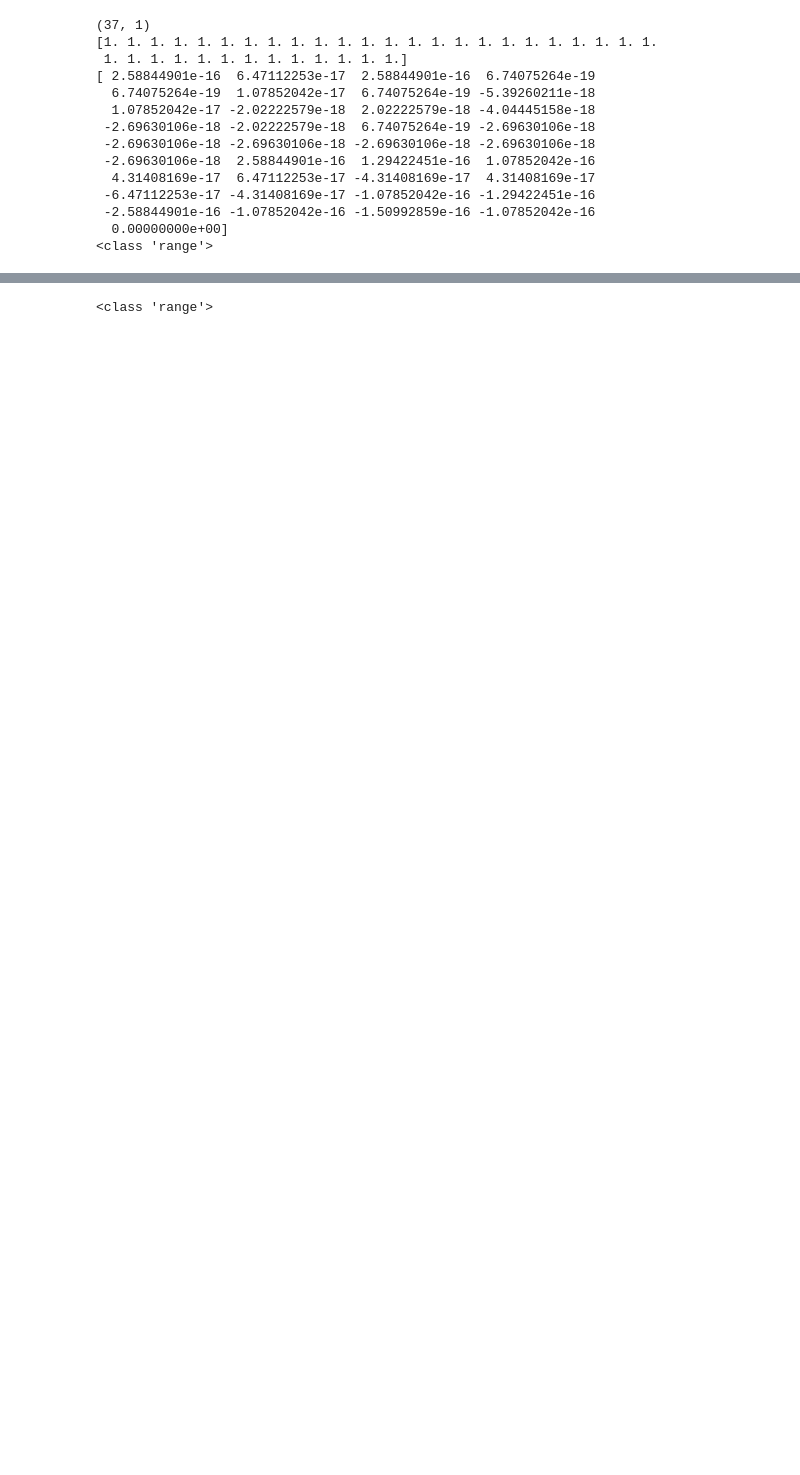
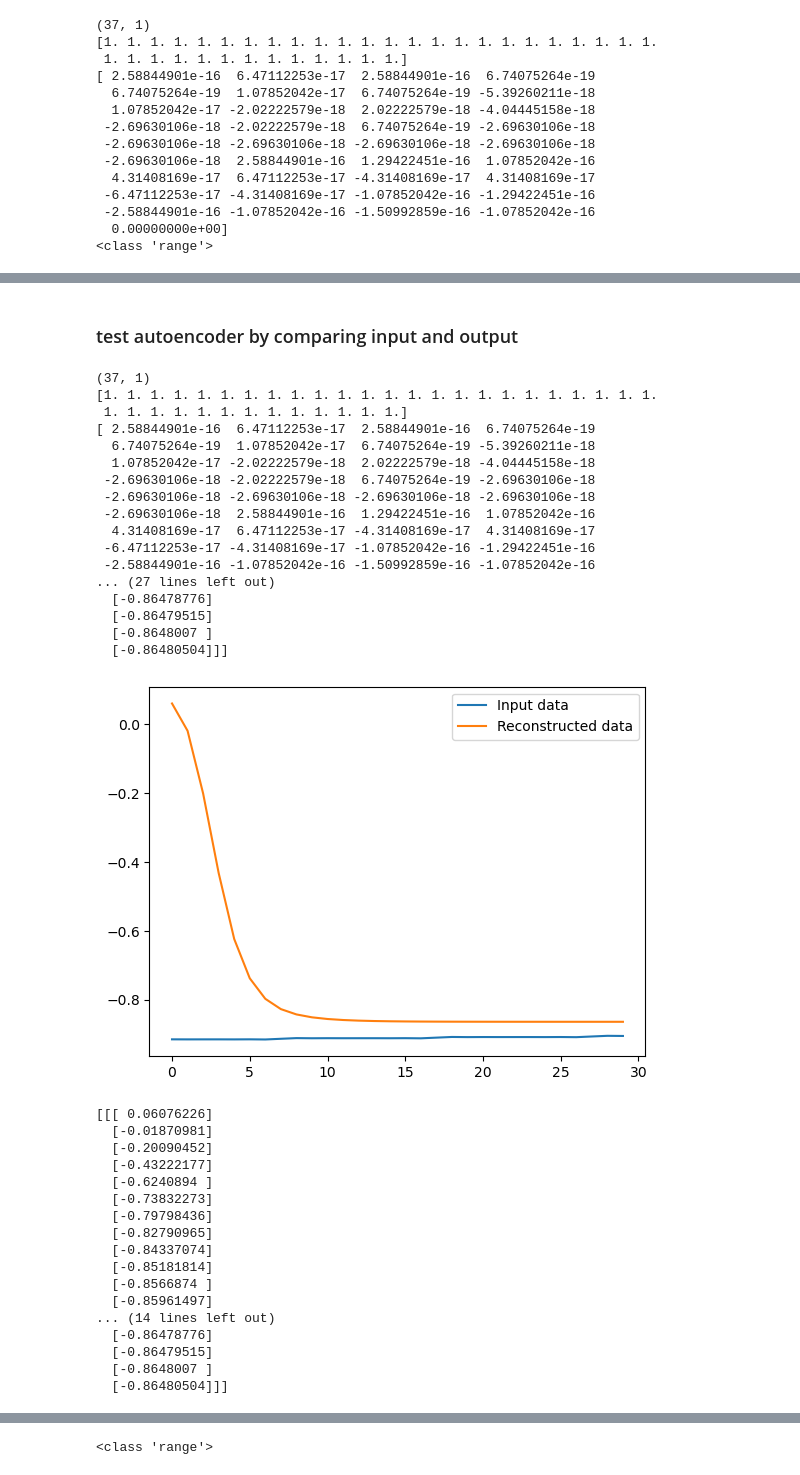
Before and after one commit to lynnha577/cell_classification, a Jupyter notebook: scripts/neuronetwork.ipynb, the cells around one changed output, grey strips where cells are left out. Saved outputs shown, nothing was run; the diff lists cells and outputs as text; code cells hidden in the pictures; blank space fills up the shorter version.

```diff
--- a/scripts/neuronetwork.ipynb
+++ b/scripts/neuronetwork.ipynb
@@ -93,0 +115,51 @@ ValueError: LSTM: Expected input to be 2D or 3D, got 1D instead
+# %% [markdown]
+### test autoencoder by comparing input and output
+# %%
+input_tensor, output_tensor = sample_batch_training_data(cell_id, sequence_length, 1, output_size)
+X_train = torch.transpose(input_tensor, 0, 1)
+X_train = torch.unsqueeze(X_train, 2)
+representation, y_prediction = model(X_train)
+print(y_prediction.detach().numpy())
+import matplotlib.pyplot as plt
+plt.plot(X_train[0,:,0], label = "Input data")
+plt.plot(y_prediction.detach().numpy()[0], label = "Reconstructed data")
+plt.legend()
+plt.show()
+
+print(y_prediction.detach().numpy())
+# %% [output]
+(37, 1)
+[1. 1. 1. 1. 1. 1. 1. 1. 1. 1. 1. 1. 1. 1. 1. 1. 1. 1. 1. 1. 1. 1. 1. 1.
+ 1. 1. 1. 1. 1. 1. 1. 1. 1. 1. 1. 1. 1.]
+[ 2.58844901e-16  6.47112253e-17  2.58844901e-16  6.74075264e-19
+  6.74075264e-19  1.07852042e-17  6.74075264e-19 -5.39260211e-18
+  1.07852042e-17 -2.02222579e-18  2.02222579e-18 -4.04445158e-18
+ -2.69630106e-18 -2.02222579e-18  6.74075264e-19 -2.69630106e-18
+ -2.69630106e-18 -2.69630106e-18 -2.69630106e-18 -2.69630106e-18
+ -2.69630106e-18  2.58844901e-16  1.29422451e-16  1.07852042e-16
+  4.31408169e-17  6.47112253e-17 -4.31408169e-17  4.31408169e-17
+ -6.47112253e-17 -4.31408169e-17 -1.07852042e-16 -1.29422451e-16
+ -2.58844901e-16 -1.07852042e-16 -1.50992859e-16 -1.07852042e-16
+... (27 lines left out)
+  [-0.86478776]
+  [-0.86479515]
+  [-0.8648007 ]
+  [-0.86480504]]]
+[figure, added]
+[[[ 0.06076226]
+  [-0.01870981]
+  [-0.20090452]
+  [-0.43222177]
+  [-0.6240894 ]
+  [-0.73832273]
+  [-0.79798436]
+  [-0.82790965]
+  [-0.84337074]
+  [-0.85181814]
+  [-0.8566874 ]
+  [-0.85961497]
+... (14 lines left out)
+  [-0.86478776]
+  [-0.86479515]
+  [-0.8648007 ]
+  [-0.86480504]]]
```
Also changed, not shown: parts of 16 cells of this notebook, 2 other files.
